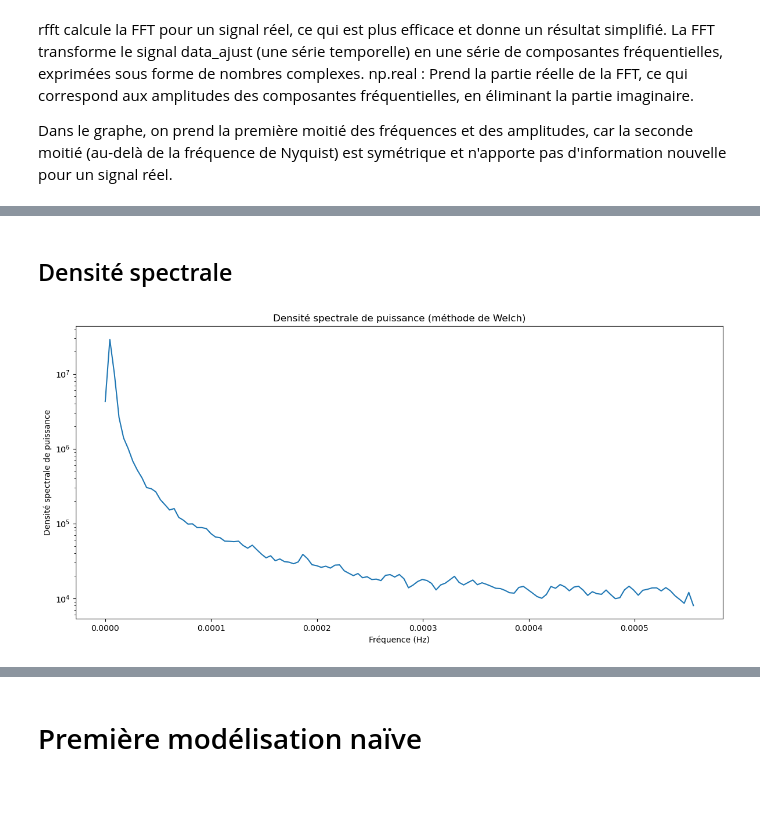
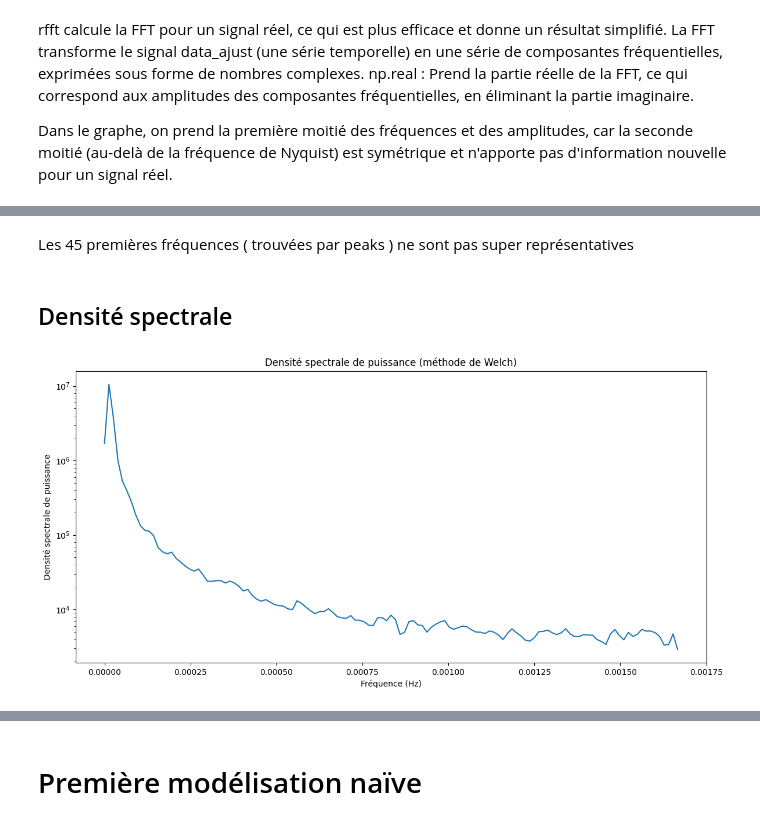
Before and after one commit to PiDchsn/Projet-RI, a Jupyter notebook: Analyse.ipynb, the cells around one changed output, grey strips where cells are left out. Drawn from its saved outputs; the diff is of its cells as text; code cells hidden in the pictures; blank space fills up the shorter version.

```diff
--- a/Analyse.ipynb
+++ b/Analyse.ipynb
@@ -306,10 +307,11 @@ np.real : Prend la partie réelle de la FFT, ce qui correspond aux amplitudes de
 
 Dans le graphe, on prend la première moitié des fréquences et des amplitudes, car la seconde moitié (au-delà de la fréquence de Nyquist) est symétrique et n'apporte pas d'information nouvelle pour un signal réel.
 # %%
+data_ajust = data_ajust[5973:]
 
 amplitudes = np.real(np.fft.rfft(data_ajust))
 
-frequencies = np.fft.rfftfreq(len(data_ajust),900) # 900 = 15*60 : un point tout les quarts dheure
+frequencies = np.fft.rfftfreq(len(data_ajust),5*60) # 900 = 15*60 : un point tout les quarts dheure
 
 
 plt.figure(figsize=(12, 6))
@@ -383,22 +408,24 @@ plt.show()
+# %% [markdown]
+Les 45 premières fréquences ( trouvées par peaks ) ne sont pas super représentatives
 # %% [markdown]
 ## Densité spectrale
 # %%
 from scipy.signal import welch
 # %%
-T = 900  # Un point toutes les 15 min d'où 15*60
+T = 60*5  # Un point toutes les 15 min d'où 15*60
 fs = 1 / T
 
 frequencies, power_spectral_density = welch(data_ajust, fs=fs, nperseg=256)
 
 # Tracé du signal d'origine
 plt.figure(figsize=(12, 6))
 
 plt.semilogy(frequencies, np.abs(power_spectral_density))
 plt.title('Densité spectrale de puissance (méthode de Welch)')
 plt.xlabel('Fréquence (Hz)')
 plt.ylabel('Densité spectrale de puissance')
 
 plt.tight_layout()
 plt.show()
 # %% [output]
-[figure, old version]
+[figure, new version]
```
Also changed, not shown: parts of 19 cells of this notebook.
